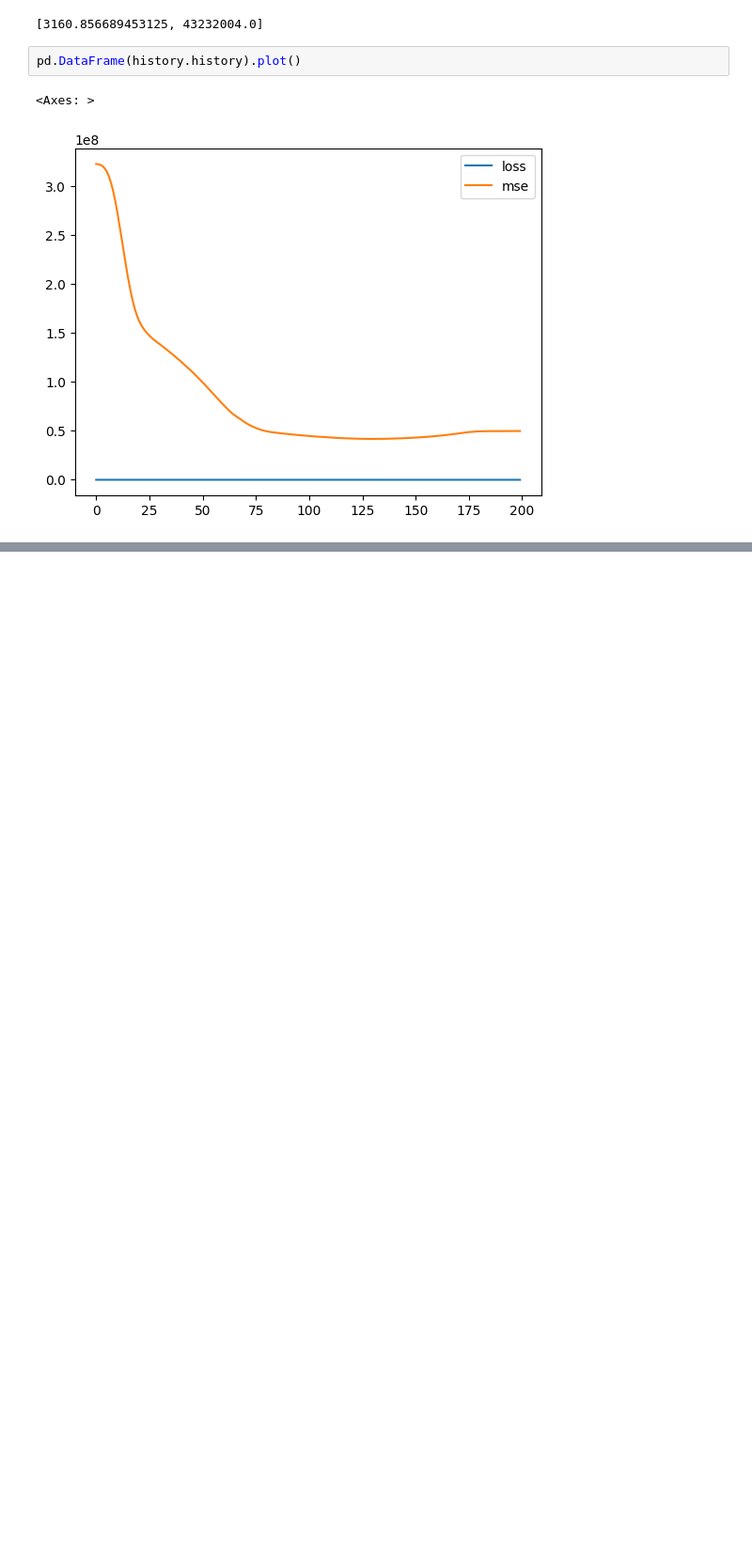
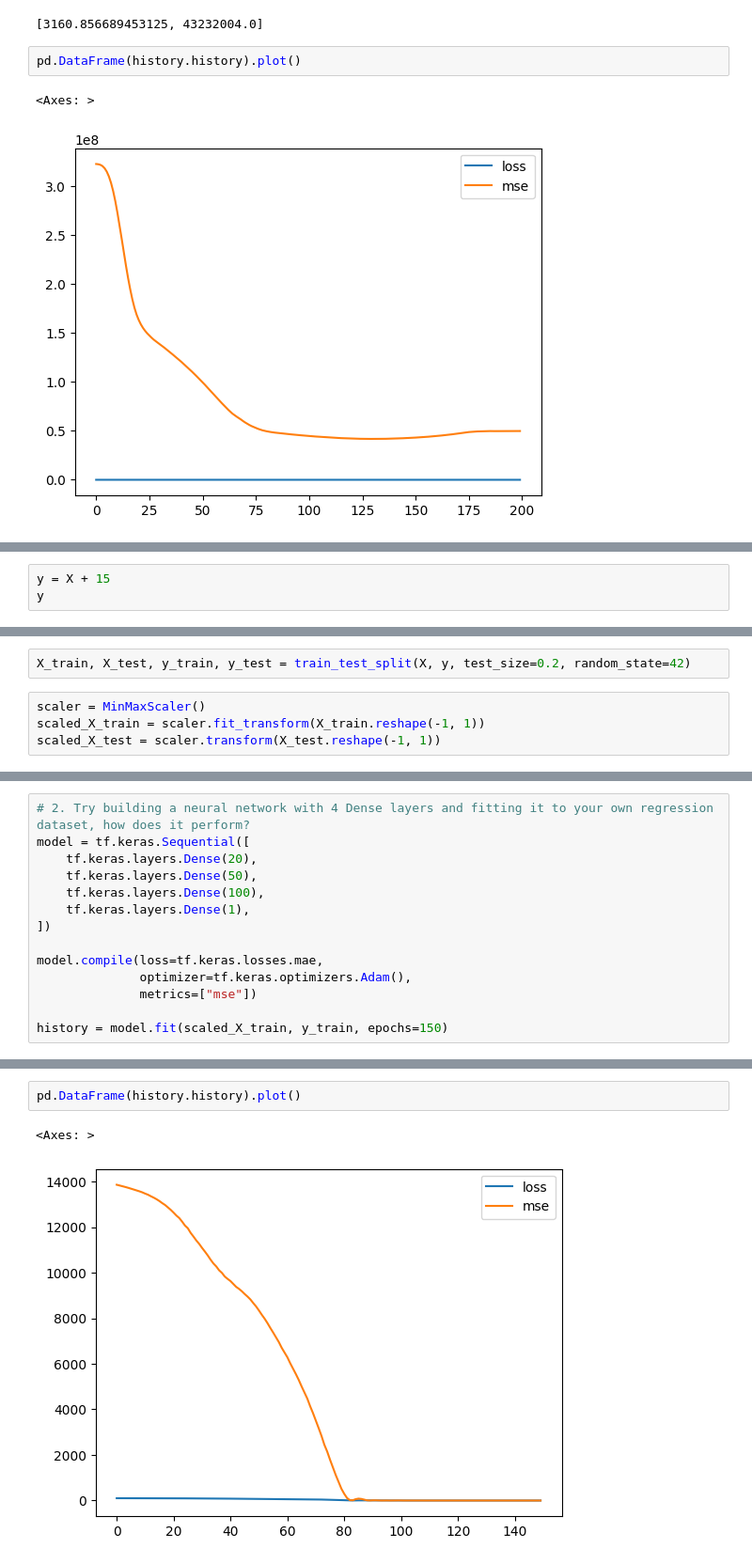
Before and after one commit to random-words/colab-notebooks, a Jupyter notebook: 01__neural_network_regression_with_tensorflow.ipynb, the cells around one changed output, grey strips where cells are left out. Shown at 94% size. Saved outputs shown, nothing was run; the diff lists cells and outputs as text; blank space fills up the shorter version.

```diff
--- a/01__neural_network_regression_with_tensorflow.ipynb
+++ b/01__neural_network_regression_with_tensorflow.ipynb
@@ -1137,0 +1161,3 @@ pd.DataFrame(history.history).plot()
+# %%
+y = X + 15
+y
@@ -1137,0 +1176,6 @@ pd.DataFrame(history.history).plot()
+# %%
+X_train, X_test, y_train, y_test = train_test_split(X, y, test_size=0.2, random_state=42)
+# %%
+scaler = MinMaxScaler()
+scaled_X_train = scaler.fit_transform(X_train.reshape(-1, 1))
+scaled_X_test = scaler.transform(X_test.reshape(-1, 1))
@@ -1137,0 +1184,14 @@ pd.DataFrame(history.history).plot()
+# %%
+# 2. Try building a neural network with 4 Dense layers and fitting it to your own regression dataset, how does it perform?
+model = tf.keras.Sequential([
+    tf.keras.layers.Dense(20),
+    tf.keras.layers.Dense(50),
+    tf.keras.layers.Dense(100),
+    tf.keras.layers.Dense(1),
+])
+
+model.compile(loss=tf.keras.losses.mae,
+              optimizer=tf.keras.optimizers.Adam(),
+              metrics=["mse"])
+
+history = model.fit(scaled_X_train, y_train, epochs=150)
@@ -1137,0 +1221,5 @@ pd.DataFrame(history.history).plot()
+# %%
+pd.DataFrame(history.history).plot()
+# %% [output]
+<Axes: >
+[figure, added]
```
Also changed, not shown: parts of 21 cells of this notebook.
